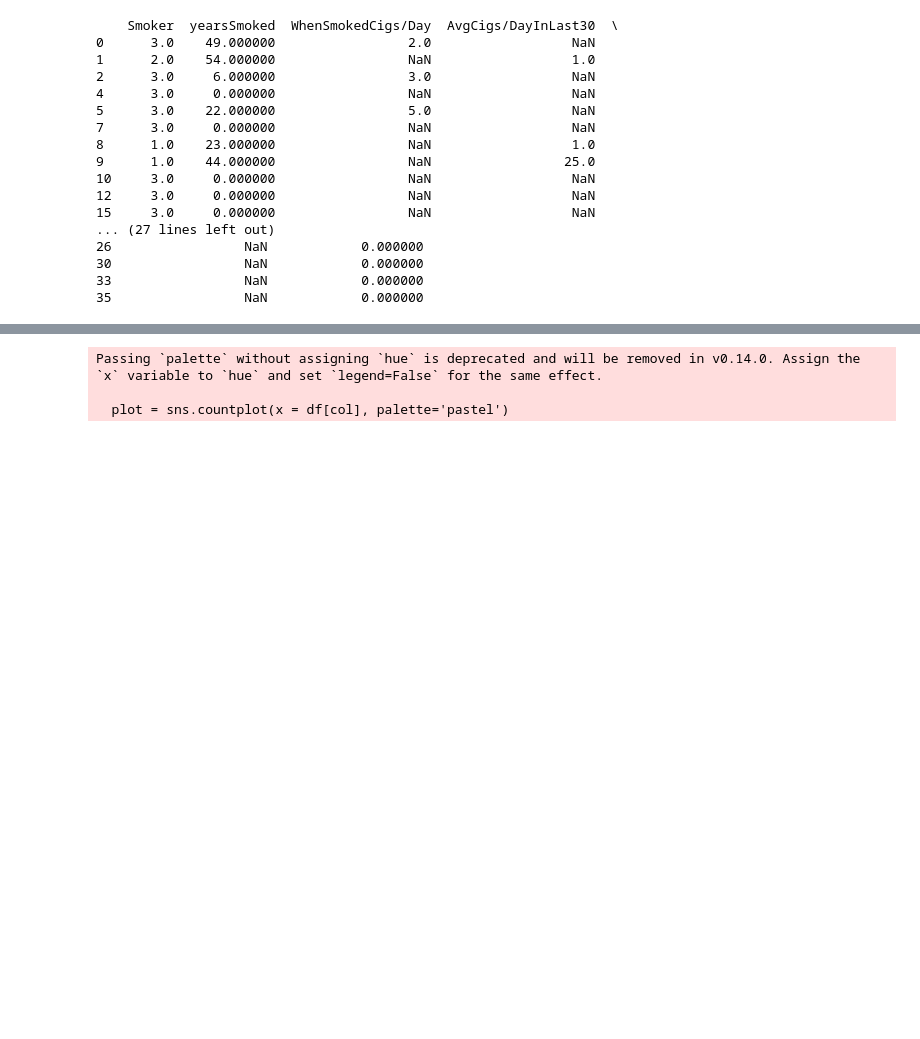
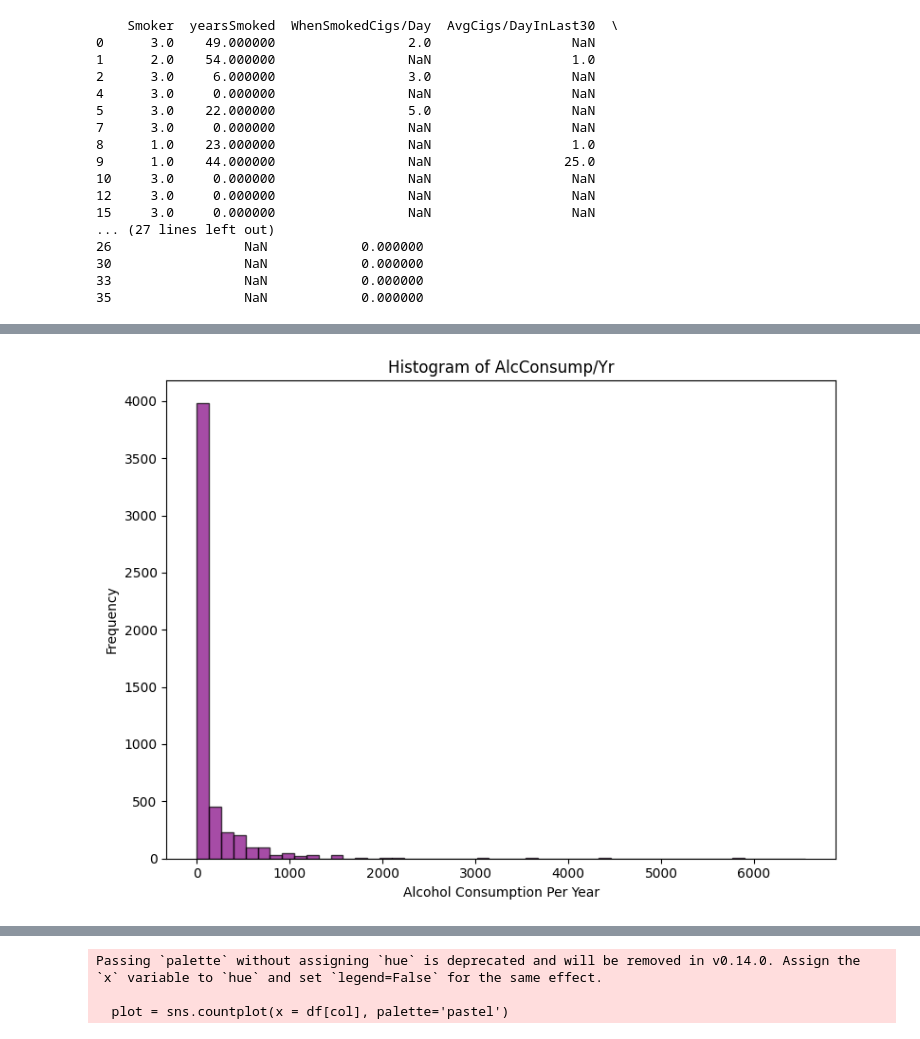
Before and after one commit to samcohen1/HypertensionML, a Jupyter notebook: new_predictor.ipynb, the cells around one changed output, grey strips where cells are left out. Saved outputs shown, nothing was run; the diff lists cells and outputs as text; code cells hidden in the pictures; blank space fills up the shorter version.

```diff
--- a/new_predictor.ipynb
+++ b/new_predictor.ipynb
@@ -531,0 +650,20 @@ plt.show()
+# %%
+# Set values in 'AlcConsumpAmtPerDrinkDay' to NaN where the condition is met
+df.loc[df['AlcConsumpAmtPerDrinkDay'] > 25, 'AlcConsumpAmtPerDrinkDay'] = np.nan
+
+# Calculate the new column 'AlcConsump/Yr' by multiplying the relevant columns
+df['AlcConsump/Yr'] = df['AlcConsumpAmtPerDrinkDay'] * df['AlcConsumpFreq']
+# %%
+plt.figure(figsize=(8, 6))
+
+# Histogram for AlcConsump/Yr
+plt.hist(df['AlcConsump/Yr'], bins=50, color='purple', edgecolor='black', alpha=0.7)
+plt.title('Histogram of AlcConsump/Yr')
+plt.xlabel('Alcohol Consumption Per Year')
+plt.ylabel('Frequency')
+
+# Show the plot
+plt.tight_layout()
+plt.show()
+# %% [output]
+[figure, added]
```
Also changed, not shown: parts of 18 cells of this notebook.
